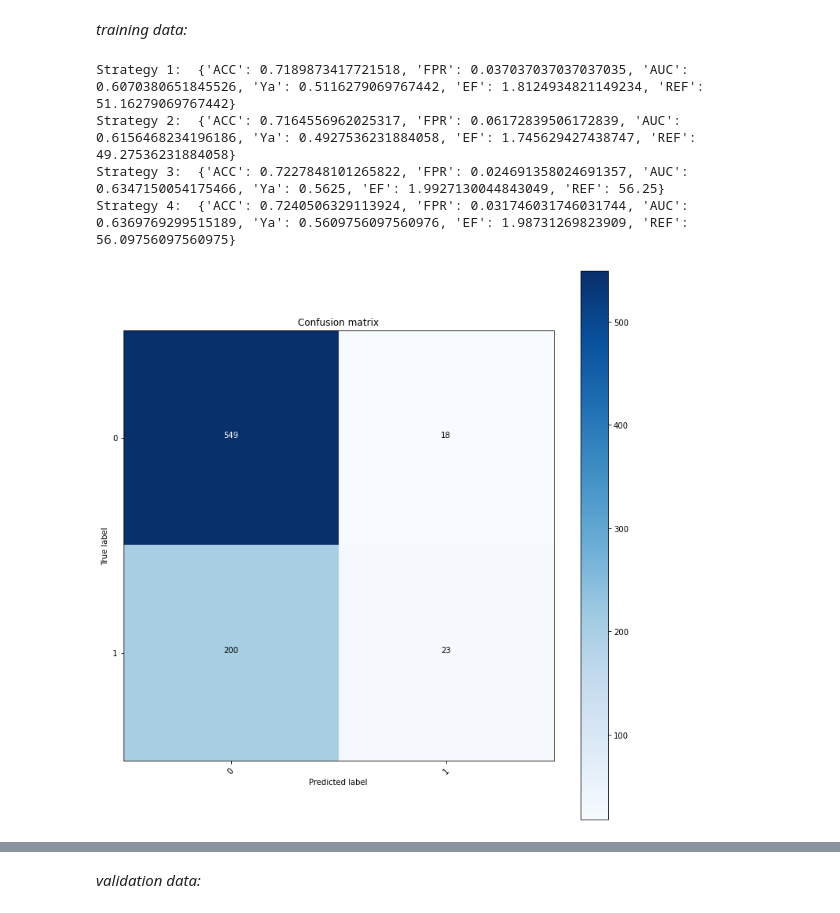
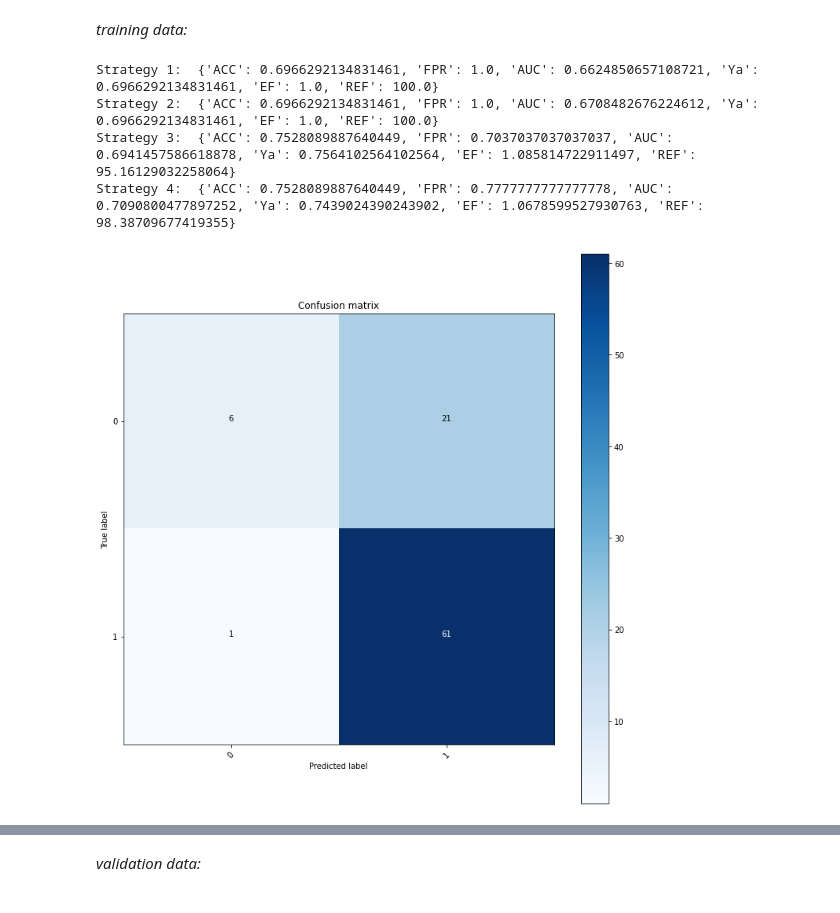
Before and after one commit to michabirklbauer/protein_docking, a Jupyter notebook: examples/vitamine_e/workflow7/scoring.ipynb, the cells around one changed output, grey strips where cells are left out. Cells and saved outputs as stored; diff of their text form; code cells hidden in the pictures.

Commit message:
add workflow7 results

```diff
--- a/examples/vitamine_e/workflow7/scoring.ipynb
+++ b/examples/vitamine_e/workflow7/scoring.ipynb
@@ -231,21 +247,21 @@ test_result_strat4_sorted = test_result_strat4.sort_values(by = "SCORE", ascendi
 # %%
 print(
 "Strategy 1: ",
-get_metrics(train_result_strat1, 5, pretty_print = True),
+get_metrics(train_result_strat1, 0, pretty_print = True),
 "\nStrategy 2: ",
-get_metrics(train_result_strat2, 5, pretty_print = True),
+get_metrics(train_result_strat2, 0, pretty_print = True),
 "\nStrategy 3: ",
-get_metrics(train_result_strat3, 4, pretty_print = True),
+get_metrics(train_result_strat3, -3, pretty_print = True),
 "\nStrategy 4: ",
-get_metrics(train_result_strat4, 4, pretty_print = True)
+get_metrics(train_result_strat4, -4, pretty_print = True)
 )
 # %% [output]
-Strategy 1:  {'ACC': 0.7189873417721518, 'FPR': 0.037037037037037035, 'AUC': 0.6070380651845526, 'Ya': 0.5116279069767442, 'EF': 1.8124934821149234, 'REF': 51.16279069767442}
-Strategy 2:  {'ACC': 0.7164556962025317, 'FPR': 0.06172839506172839, 'AUC': 0.6156468234196186, 'Ya': 0.4927536231884058, 'EF': 1.745629427438747, 'REF': 49.27536231884058}
-Strategy 3:  {'ACC': 0.7227848101265822, 'FPR': 0.024691358024691357, 'AUC': 0.6347150054175466, 'Ya': 0.5625, 'EF': 1.9927130044843049, 'REF': 56.25}
-Strategy 4:  {'ACC': 0.7240506329113924, 'FPR': 0.031746031746031744, 'AUC': 0.6369769299515189, 'Ya': 0.5609756097560976, 'EF': 1.98731269823909, 'REF': 56.09756097560975}
+Strategy 1:  {'ACC': 0.6966292134831461, 'FPR': 1.0, 'AUC': 0.6624850657108721, 'Ya': 0.6966292134831461, 'EF': 1.0, 'REF': 100.0}
+Strategy 2:  {'ACC': 0.6966292134831461, 'FPR': 1.0, 'AUC': 0.6708482676224612, 'Ya': 0.6966292134831461, 'EF': 1.0, 'REF': 100.0}
+Strategy 3:  {'ACC': 0.7528089887640449, 'FPR': 0.7037037037037037, 'AUC': 0.6941457586618878, 'Ya': 0.7564102564102564, 'EF': 1.085814722911497, 'REF': 95.16129032258064}
+Strategy 4:  {'ACC': 0.7528089887640449, 'FPR': 0.7777777777777778, 'AUC': 0.7090800477897252, 'Ya': 0.7439024390243902, 'EF': 1.0678599527930763, 'REF': 98.38709677419355}
 # %%
-plot_confusion_matrix(get_metrics(train_result_strat4, 4)["CM"], classes = [0, 1], filename = "results/CM_train_strat4.png");
+plot_confusion_matrix(get_metrics(train_result_strat4, -4)["CM"], classes = [0, 1], filename = "results/CM_train_strat4.png");
 # %% [output]
-[figure, old version]
+[figure, new version]
 # %%
```
Also changed, not shown: parts of 19 cells of this notebook, 10 other files.
